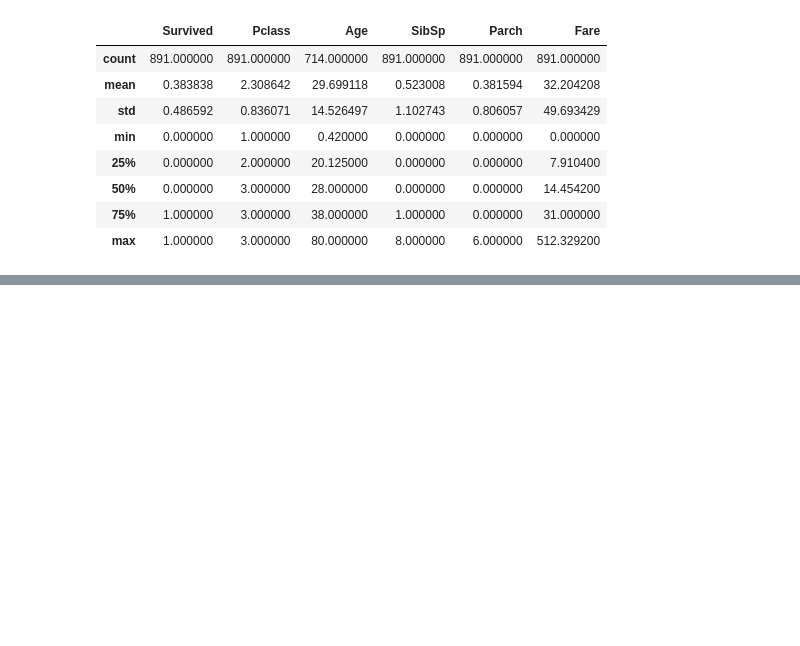
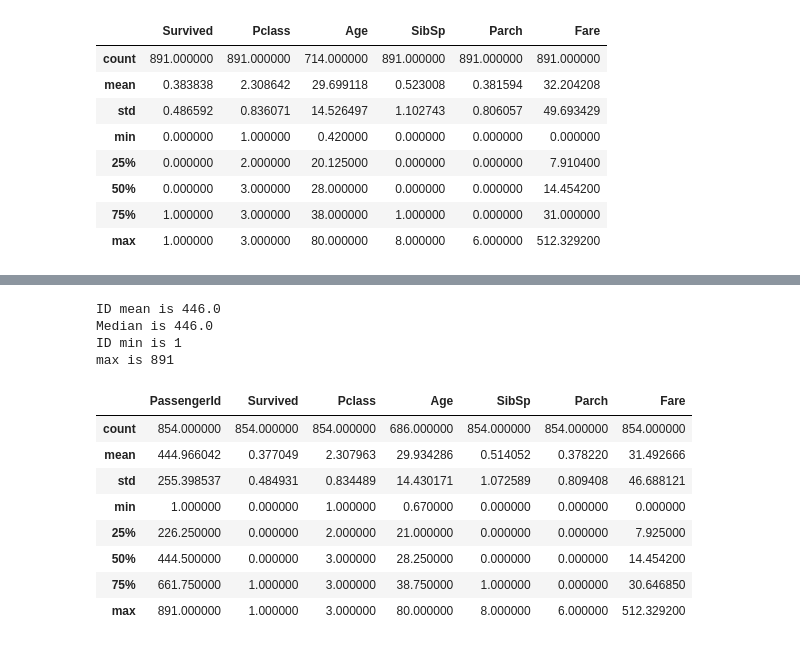
Before and after one commit to AntonyLeons/Data-Mining, a Jupyter notebook: Titanic_Introduction.ipynb, the cells around one changed output, grey strips where cells are left out. Saved outputs shown, nothing was run; the diff lists cells and outputs as text; code cells hidden in the pictures; blank space fills up the shorter version.

```diff
--- a/Titanic_Introduction.ipynb
+++ b/Titanic_Introduction.ipynb
@@ -143,3 +166,8 @@ data[['Survived', 'Pclass', 'Age', 'SibSp', 'Parch', 'Fare']].describe()
 | 50% | 0.000000 | 3.000000 | 28.000000 | 0.000000 | 0.000000 | 14.454200 |
 | 75% | 1.000000 | 3.000000 | 38.000000 | 1.000000 | 0.000000 | 31.000000 |
 | max | 1.000000 | 3.000000 | 80.000000 | 8.000000 | 6.000000 | 512.329200 |
+# %%
+sid_values= data['PassengerId']
+nid_values = np.asarray(sid_values)
+id_values = pd.Series(nid_values)
+id_values.describe()
@@ -145,0 +184,24 @@ data[['Survived', 'Pclass', 'Age', 'SibSp', 'Parch', 'Fare']].describe()
+# %%
+print(f"ID mean is {id_values.mean()} \nMedian is {id_values.median()}")
+print(f"ID min is {id_values.min()} \nmax is {id_values.max()}")
+# %% [output]
+ID mean is 446.0
+Median is 446.0
+ID min is 1
+max is 891
+# %%
+my_newly_copied_dataframe = data
+# %%
+remove_row = my_newly_copied_dataframe.iloc[random.randint(id_values.min()-1, id_values.max())]
+my_newly_copied_dataframe=my_newly_copied_dataframe.drop(random.randint(my_newly_copied_dataframe['PassengerId'].min()-1, my_newly_copied_dataframe['PassengerId'].max()))
+my_newly_copied_dataframe.describe()
+# %% [output]
+|  | PassengerId | Survived | Pclass | Age | SibSp | Parch | Fare |
+| count | 854.000000 | 854.000000 | 854.000000 | 686.000000 | 854.000000 | 854.000000 | 854.000000 |
+| mean | 444.966042 | 0.377049 | 2.307963 | 29.934286 | 0.514052 | 0.378220 | 31.492666 |
+| std | 255.398537 | 0.484931 | 0.834489 | 14.430171 | 1.072589 | 0.809408 | 46.688121 |
+| min | 1.000000 | 0.000000 | 1.000000 | 0.670000 | 0.000000 | 0.000000 | 0.000000 |
+| 25% | 226.250000 | 0.000000 | 2.000000 | 21.000000 | 0.000000 | 0.000000 | 7.925000 |
+| 50% | 444.500000 | 0.000000 | 3.000000 | 28.250000 | 0.000000 | 0.000000 | 14.454200 |
+| 75% | 661.750000 | 1.000000 | 3.000000 | 38.750000 | 1.000000 | 0.000000 | 30.646850 |
+| max | 891.000000 | 1.000000 | 3.000000 | 80.000000 | 8.000000 | 6.000000 | 512.329200 |
```
Also changed, not shown: parts of 5 cells of this notebook.
